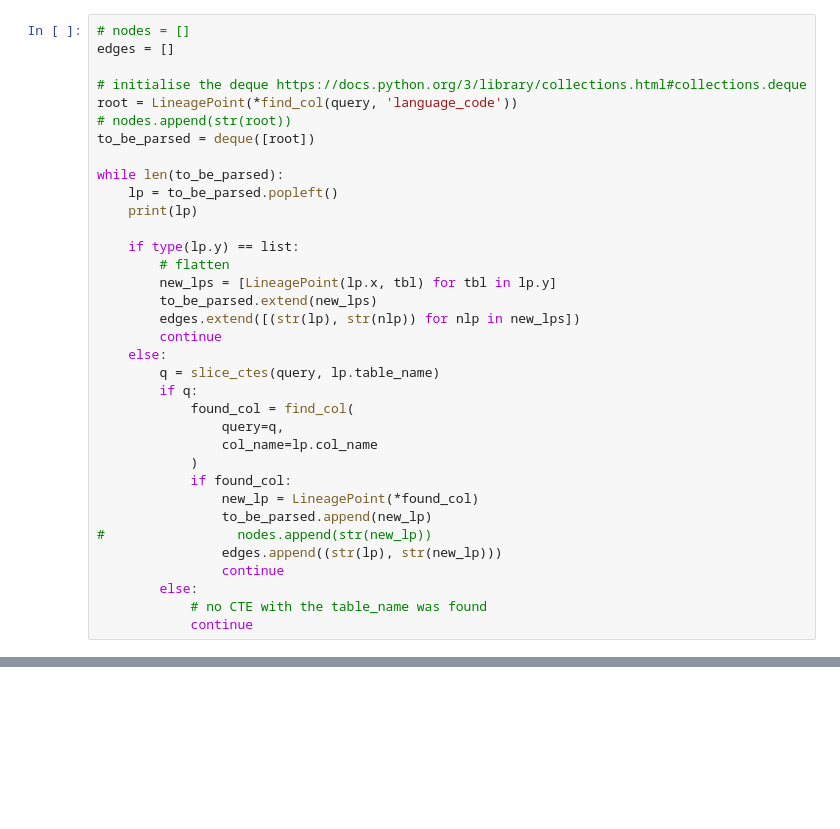
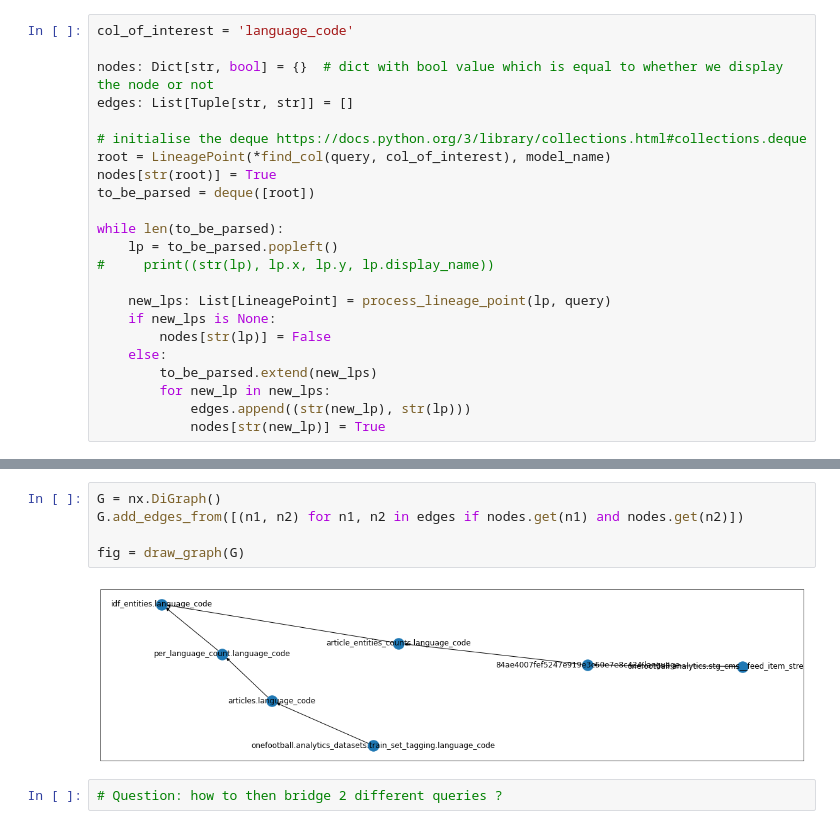
Before and after one commit to louisguitton/dbt-metadata-utils, a Jupyter notebook: notebooks/lineage_graph.ipynb, the cells around one changed output, grey strips where cells are left out. Saved outputs shown, nothing was run; the diff lists cells and outputs as text; blank space fills up the shorter version.

Commit message:
Continue wip column-level lineage

```diff
--- a/notebooks/lineage_graph.ipynb
+++ b/notebooks/lineage_graph.ipynb
@@ -105,35 +132,23 @@ class LineagePoint():
 # %%
-# nodes = []
-edges = []
+col_of_interest = 'language_code'
+
+nodes: Dict[str, bool] = {}  # dict with bool value which is equal to whether we display the node or not
+edges: List[Tuple[str, str]] = []
 
 # initialise the deque https://docs.python.org/3/library/collections.html#collections.deque
-root = LineagePoint(*find_col(query, 'language_code'))
-# nodes.append(str(root))
+root = LineagePoint(*find_col(query, col_of_interest), model_name)
+nodes[str(root)] = True
 to_be_parsed = deque([root])
 
 while len(to_be_parsed):
     lp = to_be_parsed.popleft()
-    print(lp)
+#     print((str(lp), lp.x, lp.y, lp.display_name))
 
-    if type(lp.y) == list:
-        # flatten
-        new_lps = [LineagePoint(lp.x, tbl) for tbl in lp.y]
+    new_lps: List[LineagePoint] = process_lineage_point(lp, query)
+    if new_lps is None:
+        nodes[str(lp)] = False
+    else:
         to_be_parsed.extend(new_lps)
-        edges.extend([(str(lp), str(nlp)) for nlp in new_lps])
-        continue
-    else:
-        q = slice_ctes(query, lp.table_name)
-        if q:
-            found_col = find_col(
-                query=q,
-                col_name=lp.col_name
-            )
-            if found_col:
-                new_lp = LineagePoint(*found_col)
-                to_be_parsed.append(new_lp)
-#                 nodes.append(str(new_lp))
-                edges.append((str(lp), str(new_lp)))
-                continue
-        else:
-            # no CTE with the table_name was found
-            continue
+        for new_lp in new_lps:
+            edges.append((str(new_lp), str(lp)))
+            nodes[str(new_lp)] = True
@@ -160,0 +155,9 @@ nt.show("nx.html")
+# %%
+G = nx.DiGraph()
+G.add_edges_from([(n1, n2) for n1, n2 in edges if nodes.get(n1) and nodes.get(n2)])
+
+fig = draw_graph(G)
+# %% [output]
+[figure, added]
+# %%
+# Question: how to then bridge 2 different queries ?
```
Also changed, not shown: parts of 7 cells of this notebook, 2 other files.
